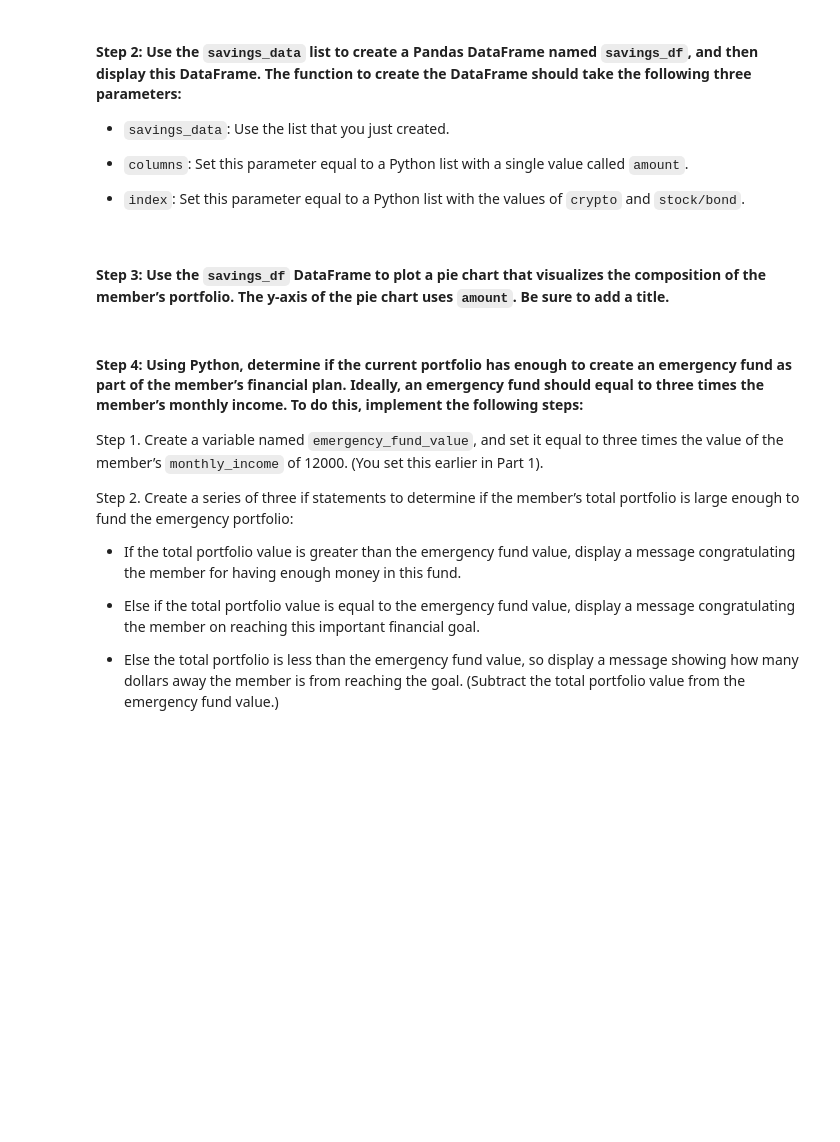
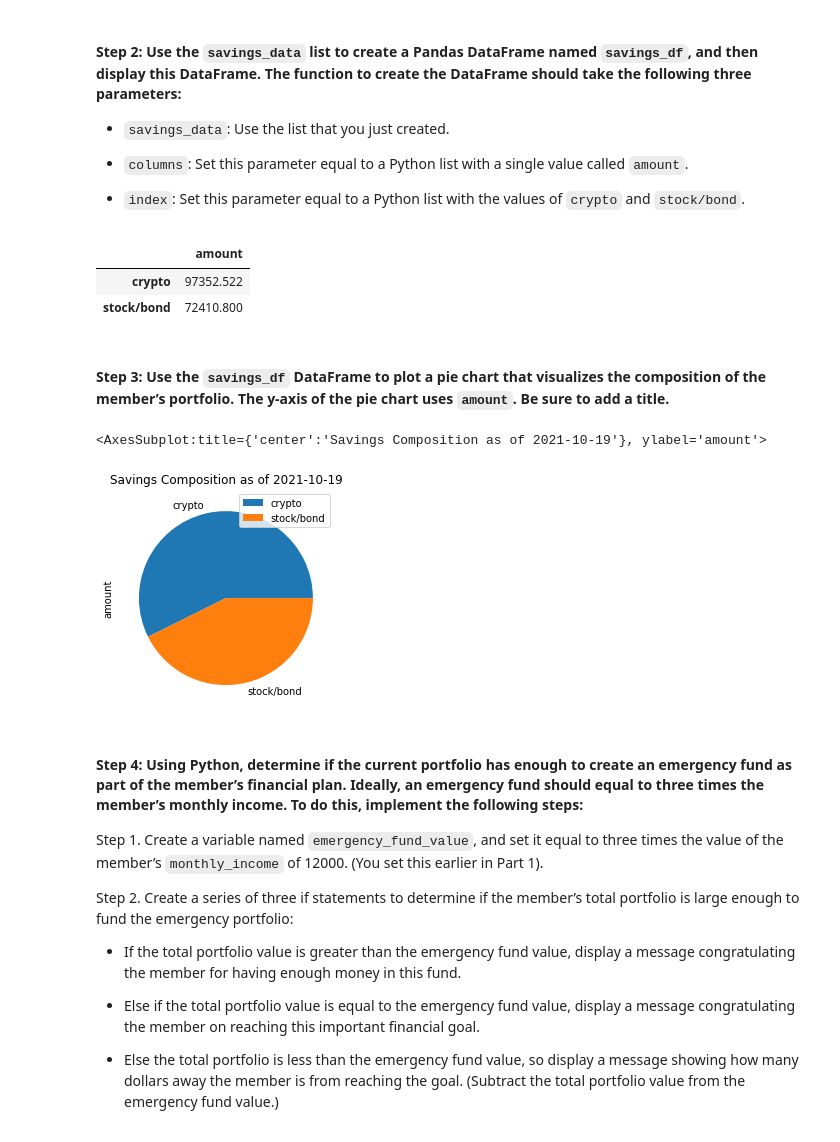
Before and after one commit to ThusSpokeZarate/emergency-and-retirement-plans, a Jupyter notebook: financial_planning_tools.ipynb, the cells around one changed output. Drawn from its saved outputs; the diff is of its cells as text; code cells hidden in the pictures; blank space fills up the shorter version.

```diff
--- a/financial_planning_tools.ipynb
+++ b/financial_planning_tools.ipynb
@@ -324,7 +324,7 @@ In this section, you’ll use the valuations for the cryptocurrency wallet and f
 #### Step 1: Create a Python list named `savings_data` that has two elements. The first element contains the total value of the cryptocurrency wallet. The second element contains the total value of the stock and bond portions of the portfolio.
 # %%
 # Consolidate financial assets data into a Python list
-# YOUR CODE HERE
+savings_data = [total_crypto_wallet, total_stocks_bonds]
 
 # Review the Python list savings_data
-# YOUR CODE HERE
+print(savings_data)
@@ -338,15 +340,27 @@ In this section, you’ll use the valuations for the cryptocurrency wallet and f
 - `index`: Set this parameter equal to a Python list with the values of `crypto` and `stock/bond`.
 # %%
 # Create a Pandas DataFrame called savings_df
-# YOUR CODE HERE
+savings_df = pd.DataFrame(
+    columns = ["amount"],
+    index = ["crypto", "stock/bond"]
+)
+
+savings_df["amount"] = savings_data
 
 # Display the savings_df DataFrame
-# YOUR CODE HERE
+savings_df
+# %% [output]
+|  | amount |
+| crypto | 97352.522 |
+| stock/bond | 72410.800 |
 # %% [markdown]
 #### Step 3: Use the `savings_df` DataFrame to plot a pie chart that visualizes the composition of the member’s portfolio. The y-axis of the pie chart uses `amount`. Be sure to add a title.
 # %%
 # Plot the total value of the member's portfolio (crypto and stock/bond) in a pie chart
-# YOUR CODE HERE
+savings_df.plot.pie(y="amount", title = "Savings Composition as of 2021-10-19")
+# %% [output]
+<AxesSubplot:title={'center':'Savings Composition as of 2021-10-19'}, ylabel='amount'>
+[figure, added]
 # %% [markdown]
 #### Step 4: Using Python, determine if the current portfolio has enough to create an emergency fund as part of the member’s financial plan. Ideally, an emergency fund should equal to three times the member’s monthly income. To do this, implement the following steps:
 
```
Also changed, not shown: parts of 20 cells of this notebook.
